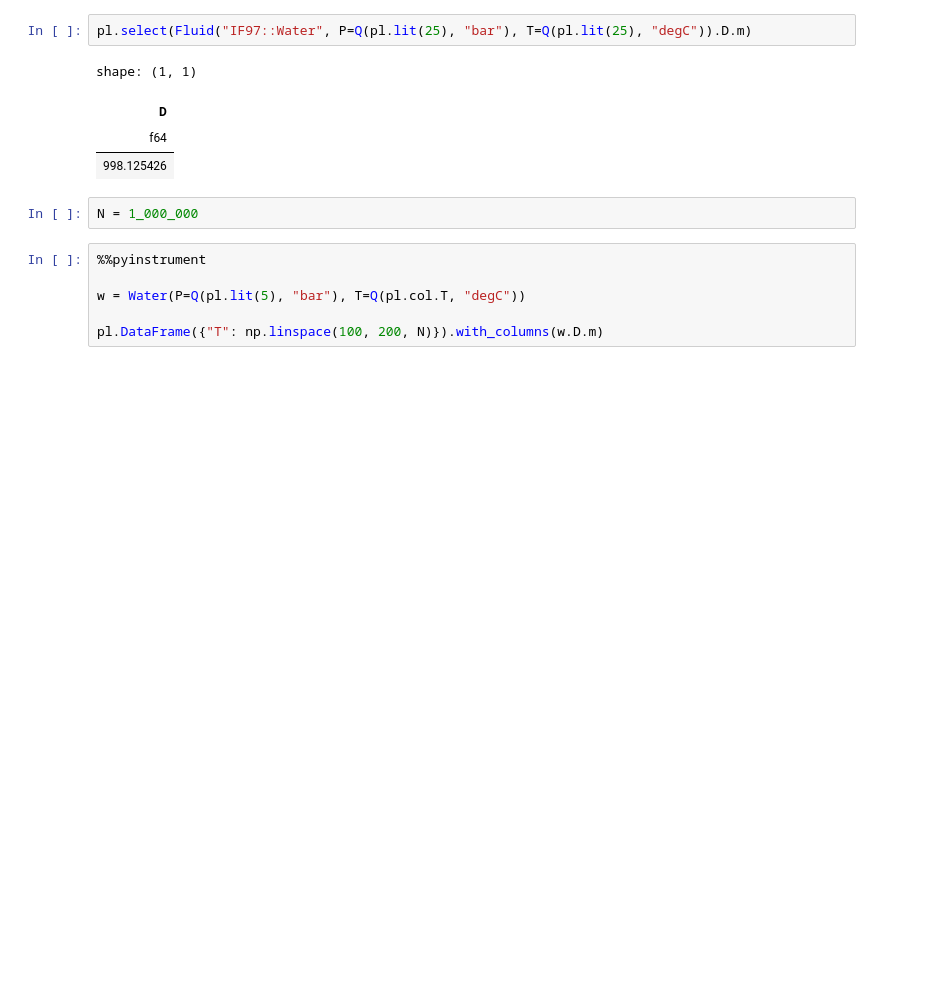
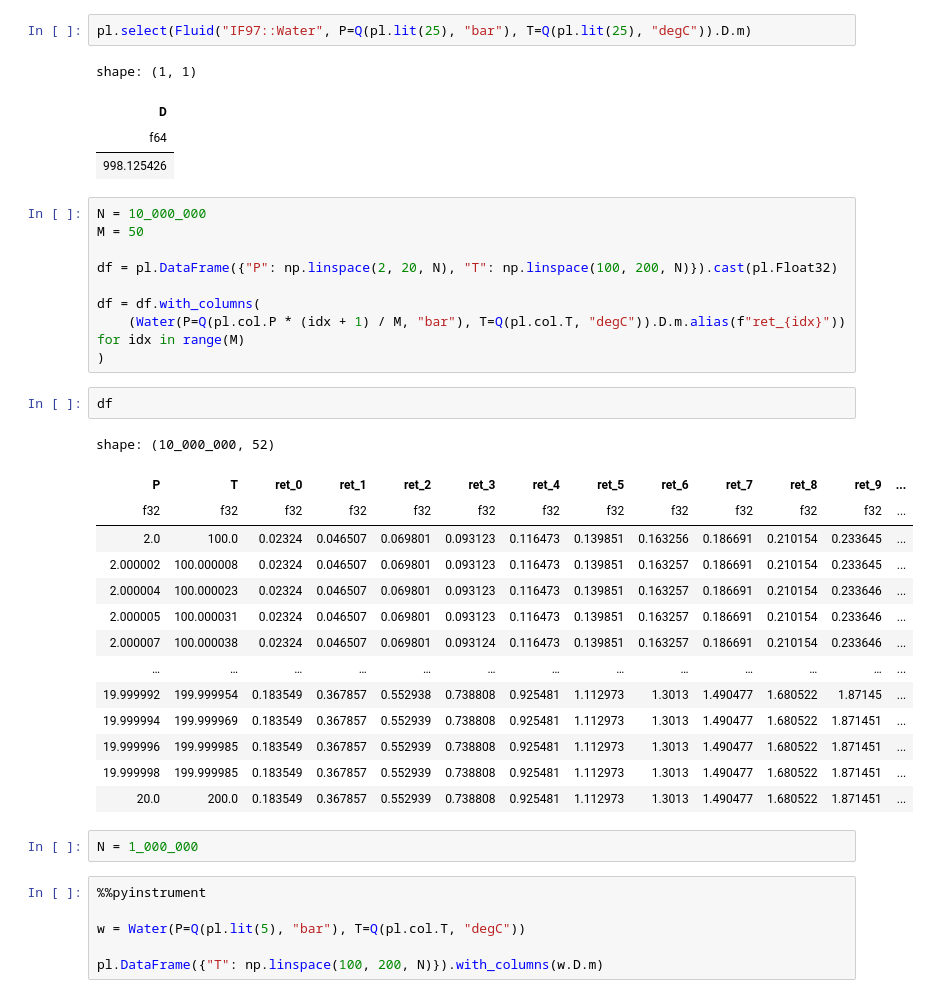
Before and after one commit to wlaur/encomp, a Jupyter notebook: notebooks/polars-expr-coolprop.ipynb, the cells around one changed output. Saved outputs shown, nothing was run; the diff lists cells and outputs as text; blank space fills up the shorter version.

```diff
--- a/notebooks/polars-expr-coolprop.ipynb
+++ b/notebooks/polars-expr-coolprop.ipynb
@@ -47,6 +58,32 @@ shape: (1, 1)
 | D |
 | f64 |
 | 998.125426 |
+# %%
+N = 10_000_000
+M = 50
+
+df = pl.DataFrame({"P": np.linspace(2, 20, N), "T": np.linspace(100, 200, N)}).cast(pl.Float32)
+
+df = df.with_columns(
+    (Water(P=Q(pl.col.P * (idx + 1) / M, "bar"), T=Q(pl.col.T, "degC")).D.m.alias(f"ret_{idx}")) for idx in range(M)
+)
+# %%
+df
+# %% [output]
+shape: (10_000_000, 52)
+| P | T | ret_0 | ret_1 | ret_2 | ret_3 | ret_4 | ret_5 | ret_6 | ret_7 | ret_8 | ret_9 | ... |
+| f32 | f32 | f32 | f32 | f32 | f32 | f32 | f32 | f32 | f32 | f32 | f32 | ... |
+| 2.0 | 100.0 | 0.02324 | 0.046507 | 0.069801 | 0.093123 | 0.116473 | 0.139851 | 0.163256 | 0.186691 | 0.210154 | 0.233645 | ... |
+| 2.000002 | 100.000008 | 0.02324 | 0.046507 | 0.069801 | 0.093123 | 0.116473 | 0.139851 | 0.163257 | 0.186691 | 0.210154 | 0.233645 | ... |
+| 2.000004 | 100.000023 | 0.02324 | 0.046507 | 0.069801 | 0.093123 | 0.116473 | 0.139851 | 0.163257 | 0.186691 | 0.210154 | 0.233646 | ... |
+| 2.000005 | 100.000031 | 0.02324 | 0.046507 | 0.069801 | 0.093123 | 0.116473 | 0.139851 | 0.163257 | 0.186691 | 0.210154 | 0.233646 | ... |
+| 2.000007 | 100.000038 | 0.02324 | 0.046507 | 0.069801 | 0.093124 | 0.116473 | 0.139851 | 0.163257 | 0.186691 | 0.210154 | 0.233646 | ... |
+| … | … | … | … | … | … | … | … | … | … | … | … | ... |
+| 19.999992 | 199.999954 | 0.183549 | 0.367857 | 0.552938 | 0.738808 | 0.925481 | 1.112973 | 1.3013 | 1.490477 | 1.680522 | 1.87145 | ... |
+| 19.999994 | 199.999969 | 0.183549 | 0.367857 | 0.552939 | 0.738808 | 0.925481 | 1.112973 | 1.3013 | 1.490477 | 1.680522 | 1.871451 | ... |
+| 19.999996 | 199.999985 | 0.183549 | 0.367857 | 0.552939 | 0.738808 | 0.925481 | 1.112973 | 1.3013 | 1.490477 | 1.680522 | 1.871451 | ... |
+| 19.999998 | 199.999985 | 0.183549 | 0.367857 | 0.552939 | 0.738808 | 0.925481 | 1.112973 | 1.3013 | 1.490477 | 1.680522 | 1.871451 | ... |
+| 20.0 | 200.0 | 0.183549 | 0.367857 | 0.552939 | 0.738808 | 0.925481 | 1.112973 | 1.3013 | 1.490477 | 1.680522 | 1.871451 | ... |
 # %%
 N = 1_000_000
 # %%
```
Also changed, not shown: parts of 2 cells of this notebook.
